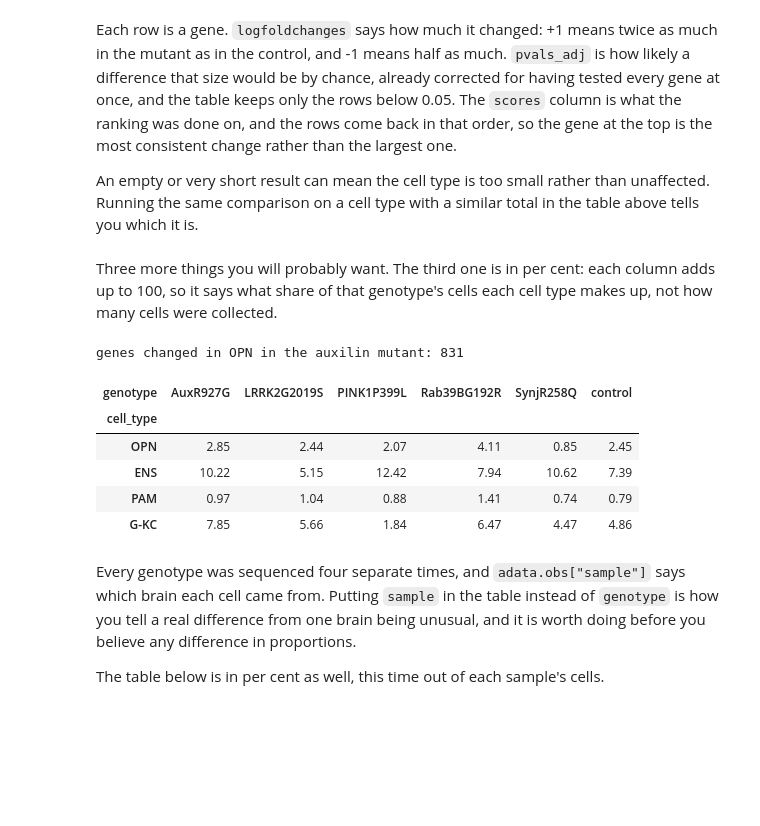
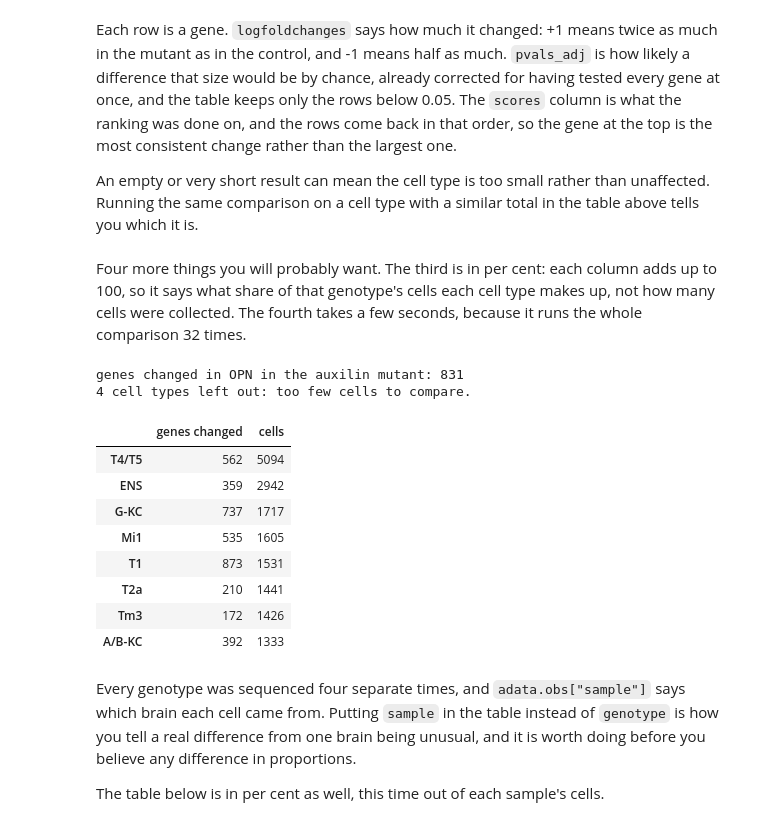
Before and after one commit to nkempynck/isn-school-2026, a Jupyter notebook: notebooks/projects/parkinsons.ipynb, the cells around one changed output. Drawn from its saved outputs; the diff is of its cells as text; code cells hidden in the pictures; blank space fills up the shorter version.

Commit message:
add a tool that compares every cell type at once

```diff
--- a/notebooks/projects/parkinsons.ipynb
+++ b/notebooks/projects/parkinsons.ipynb
@@ -212,42 +212,67 @@ An empty or very short result can mean the cell type is too small rather than
 unaffected. Running the same comparison on a cell type with a similar total in
 the table above tells you which it is.
 # %% [markdown]
-Three more things you will probably want. The third one is in per cent: each
-column adds up to 100, so it says what share of that genotype's cells each cell
-type makes up, not how many cells were collected.
+Four more things you will probably want. The third is in per cent: each
+column adds up to 100, so it says what share of that genotype's cells each
+cell type makes up, not how many cells were collected. The fourth takes a
+few seconds, because it runs the whole comparison 32 times.
 # %%
 # 1. By default changed_genes shows the top 25. Ask for more to count them all.
 print("genes changed in OPN in the auxilin mutant:",
       len(changed_genes("OPN", "AuxR927G", n=5000)))
 
 # 2. Take some genes and ask how each of the five mutants changes them, in one
 #    cell type. Positive means higher in the mutant than in the control.
 #    There is an example of this in use further down.
 def compare_mutants(cell_type, genes):
     """Log2 fold change against the control, for each gene in every mutant."""
     out = {}
     for m in MUTANTS:
         sub = adata[(adata.obs.cell_type == cell_type)
                     & (adata.obs.genotype.isin([m, "control"]))].copy()
         sc.tl.rank_genes_groups(sub, "genotype", groups=[m],
                                 reference="control", method="wilcoxon")
         d = sc.get.rank_genes_groups_df(sub, group=m).set_index("names")
         out[m] = d.logfoldchanges.reindex(genes)
     return pd.DataFrame(out).round(2)
 
 
 # 3. What share of each genotype's cells is each cell type. Each column adds to
 #    100, so this is about proportions rather than how many cells were collected.
 share = pd.crosstab(adata.obs.cell_type, adata.obs.genotype, normalize="columns") * 100
 share.loc[["OPN", "ENS", "PAM", "G-KC"]].round(2)
+
+
+# 4. The same comparison across every cell type at once, for one mutant. Use it
+#    when you want to know whether one cell type stands out from the rest.
+def changed_everywhere(mutant):
+    """Changed genes in every cell type for one mutant, with the cell counts."""
+    n = pd.crosstab(adata.obs.cell_type, adata.obs.genotype)
+    enough = n[(n[mutant] >= 30) & (n["control"] >= 30)].index
+
+    genes = {ct: len(changed_genes(ct, mutant, n=5000)) for ct in enough}
+    out = pd.DataFrame({"genes changed": pd.Series(genes)})
+    out["cells"] = adata.obs.cell_type.value_counts().reindex(out.index)
+
+    left_out = len(CELL_TYPES) - len(out)
+    if left_out:
+        print(f"{left_out} cell types left out: too few cells to compare.")
+    return out.sort_values("cells", ascending=False)
+
+
+changed_everywhere("AuxR927G").head(8)
 # %% [output]
 genes changed in OPN in the auxilin mutant: 831
+4 cell types left out: too few cells to compare.
-| genotype | AuxR927G | LRRK2G2019S | PINK1P399L | Rab39BG192R | SynjR258Q | control |
-| cell_type |  |  |  |  |  |  |
-| OPN | 2.85 | 2.44 | 2.07 | 4.11 | 0.85 | 2.45 |
-| ENS | 10.22 | 5.15 | 12.42 | 7.94 | 10.62 | 7.39 |
-| PAM | 0.97 | 1.04 | 0.88 | 1.41 | 0.74 | 0.79 |
-| G-KC | 7.85 | 5.66 | 1.84 | 6.47 | 4.47 | 4.86 |
+|  | genes changed | cells |
+| T4/T5 | 562 | 5094 |
+| ENS | 359 | 2942 |
+| G-KC | 737 | 1717 |
+| Mi1 | 535 | 1605 |
+| T1 | 873 | 1531 |
+| T2a | 210 | 1441 |
+| Tm3 | 172 | 1426 |
+| A/B-KC | 392 | 1333 |
 # %% [markdown]
 Every genotype was sequenced four separate times, and `adata.obs["sample"]` says
 which brain each cell came from. Putting `sample` in the table instead of
```
